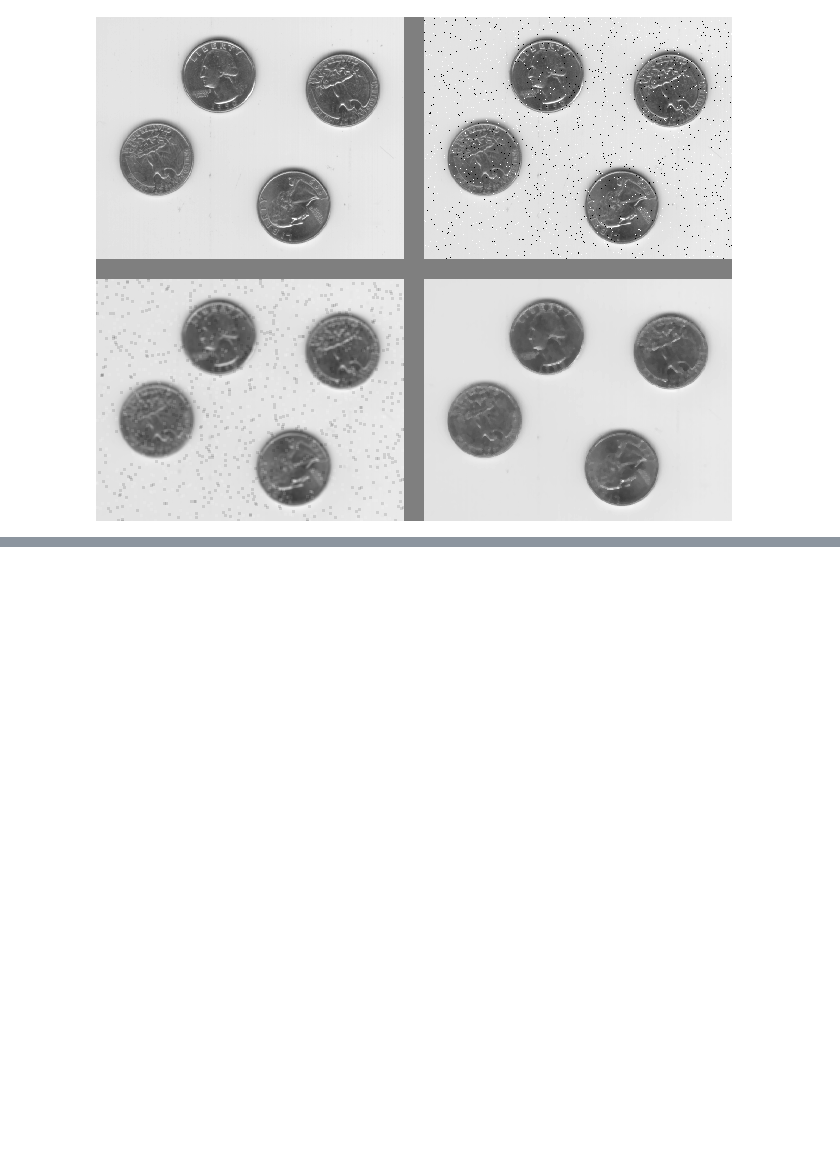
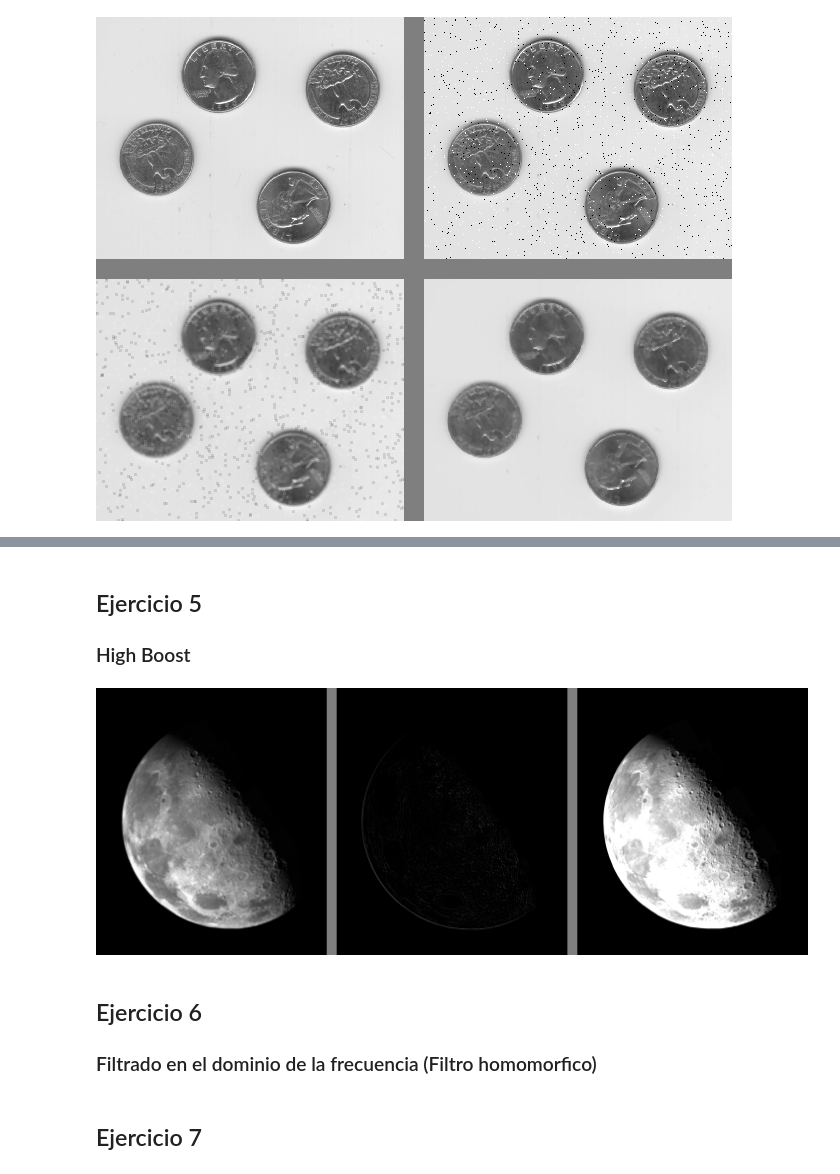
Before and after one commit to pabgonzalez/Digital-Image-Processing, a Jupyter notebook: TP3 - Filtros y Transformaciones/TP3.ipynb, the cells around one changed output, grey strips where cells are left out. Cells and saved outputs as stored; diff of their text form; code cells hidden in the pictures; blank space fills up the shorter version.

```diff
--- a/TP3 - Filtros y Transformaciones/TP3.ipynb
+++ b/TP3 - Filtros y Transformaciones/TP3.ipynb
@@ -67,0 +90,24 @@ display(Image.fromarray(img_combined))
+# %% [markdown]
+## Ejercicio 5
+### High Boost
+# %%
+img = cv2.imread('images/blurry_moon.tif', cv2.IMREAD_GRAYSCALE)
+
+n = 3
+kernel = np.array([[1, 1, 1], [1, -8, 1], [1, 1, 1]])
+img_lap = cv2.filter2D(img,-1,kernel).astype(np.float64)
+img_lap = img_lap * 100/np.amax(img_lap)
+
+A = 1.7
+img_bg = np.clip( A*img - img_lap , 0, 255)
+
+spacer = np.ones((img.shape[0], 20), dtype=np.uint8)*127
+img_combined = np.concatenate((img, spacer, img_lap, spacer, img_bg), axis=1)
+display(Image.fromarray(img_combined.astype(np.uint8)))
+# %% [output]
+[figure, added]
+# %% [markdown]
+## Ejercicio 6
+### Filtrado en el dominio de la frecuencia (Filtro homomorfico)
+# %% [markdown]
+## Ejercicio 7
```
Also changed, not shown: parts of 8 cells of this notebook, 1 other file.
